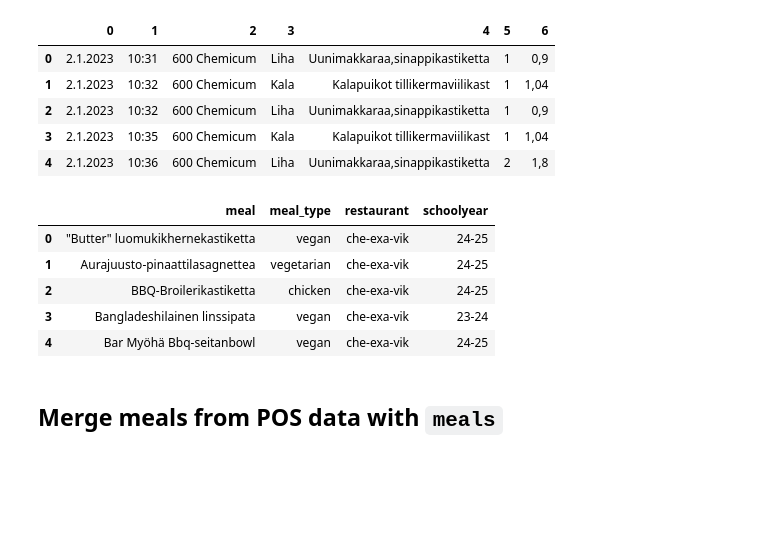
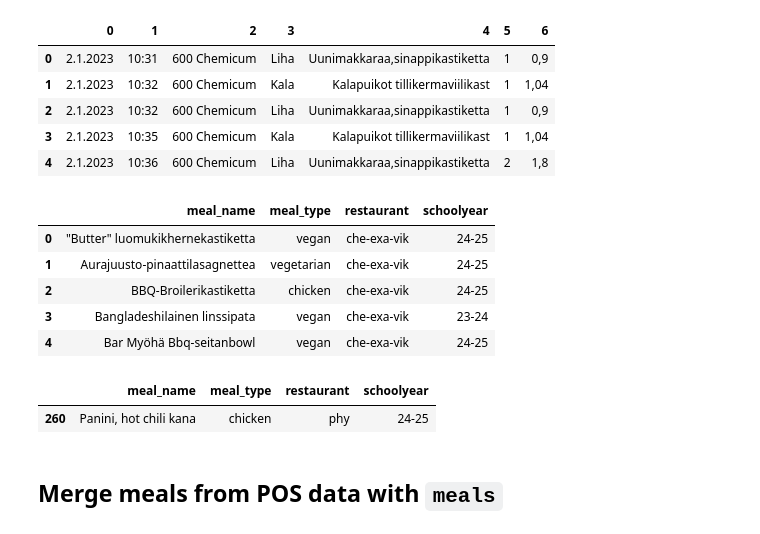
Before and after one commit to Food-Waste-Optimization/Food-Waste-Optimization, a Jupyter notebook: notebooks/phase_4/1_extract_dims/dim_meals.ipynb, the cells around one changed output. Cells and saved outputs as stored; diff of their text form; code cells hidden in the pictures; blank space fills up the shorter version.

```diff
--- a/notebooks/phase_4/1_extract_dims/dim_meals.ipynb
+++ b/notebooks/phase_4/1_extract_dims/dim_meals.ipynb
@@ -521,39 +463,45 @@ pos['meal'] = pos['meal'].str.strip()
 
 
 # Map restaurant name
 pos['restaurant'] = pos['restaurant'].map({
     '600 Chemicum': 'che-exa-vik', #'chemicum',
     '610 Physicum': 'phy', #'physicum',
     '620 Exactum': 'che-exa-vik', #'exactum'
     '570 Viikuna': 'che-exa-vik',
 })
 
 
 # Get pair of meal and meal_type
 meals_pos = pos.groupby(['meal', 'meal_type']).last().reset_index()
 
 
 # Extract schoolyear
 meals_pos['schoolyear'] = meals_pos['date'].apply(lambda x: '24-25' if x >= pd.to_datetime("2024-09-01") else '23-24')
 
 
 # Keep necessary columns
 meals_pos = meals_pos[['meal', 'meal_type', 'restaurant', 'schoolyear']]
 
 
 # Remove take away
 meals_pos = meals_pos[~meals_pos['meal'].str.lower().str.contains('take away')]
+meals_pos.rename(columns={'meal': 'meal_name'}, inplace=True)
 
 
 
 meals_pos.head()
 # %% [output]
-|  | meal | meal_type | restaurant | schoolyear |
+|  | meal_name | meal_type | restaurant | schoolyear |
 | 0 | "Butter" luomukikhernekastiketta | vegan | che-exa-vik | 24-25 |
 | 1 | Aurajuusto-pinaattilasagnettea | vegetarian | che-exa-vik | 24-25 |
 | 2 | BBQ-Broilerikastiketta | chicken | che-exa-vik | 24-25 |
 | 3 | Bangladeshilainen linssipata | vegan | che-exa-vik | 23-24 |
 | 4 | Bar Myöhä Bbq-seitanbowl | vegan | che-exa-vik | 24-25 |
+# %%
+meals_pos[meals_pos['meal_name'] == 'Panini, hot chili kana']
+# %% [output]
+|  | meal_name | meal_type | restaurant | schoolyear |
+| 260 | Panini, hot chili kana | chicken | phy | 24-25 |
 # %% [markdown]
 ## Merge meals from POS data with `meals`
 # %%
```
Also changed, not shown: parts of 45 cells of this notebook.
